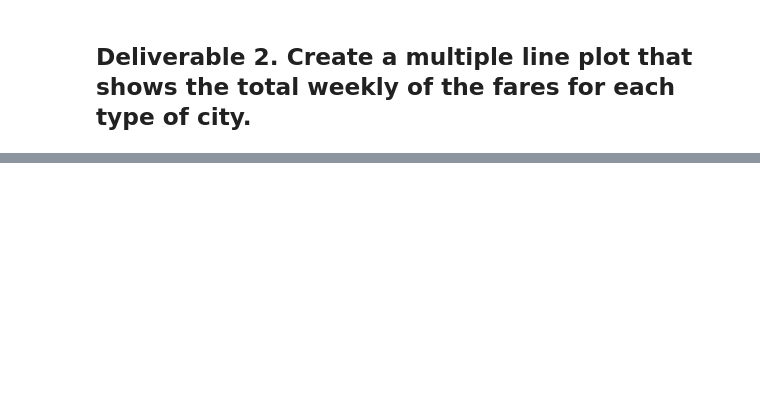
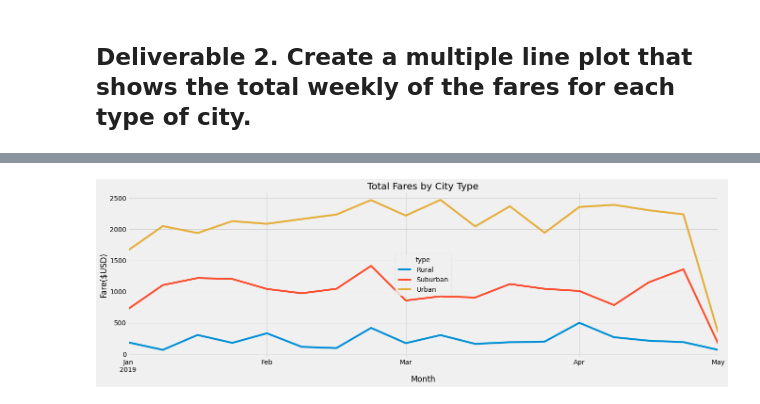
Before and after one commit to Jacqueline-Esbri/PyBer_Analysis, a Jupyter notebook: PyBer_Challenge.ipynb, the cells around one changed output, grey strips where cells are left out. Drawn from its saved outputs; the diff is of its cells as text; code cells hidden in the pictures; blank space fills up the shorter version.

```diff
--- a/PyBer_Challenge.ipynb
+++ b/PyBer_Challenge.ipynb
@@ -130,0 +197,6 @@ pyber_summary_df
+# %%
+# 13. Set the "date" index to datetime datatype. This is necessary to use the resample() method in Step 15.
+# df.index = pd.to_datetime(df.index)
+
+fare_by_date_df["date"] = pd.to_datetime(fare_by_date_df["date"])
+fare_by_date_df.dtypes
@@ -131,3 +208,10 @@ pyber_summary_df
 # %%
 # 11. Create a pivot table with the 'date' as the index, the columns ='type', and values='fare'
 # to get the total fares for each type of city by the date.
+
+
+#totalfare_pivot_table = pd.pivot_table(fare_by_date_df, values= "fare", index= "date", columns="type")
+#totalfare_pivot_table.head(10)
+
+type_date_pivot = pd.pivot_table(fare_by_date_df, values= "fare", index= "date", columns="type")
+type_date_pivot.head(10)
@@ -134,2 +231,5 @@ pyber_summary_df
 # %%
 # 12. Create a new DataFrame from the pivot table DataFrame using loc on the given dates, '2019-01-01':'2019-04-29'.
+
+time_edit_df = type_date_pivot.loc['2019-01-01':'2019-04-29']
+time_edit_df
@@ -141,2 +266,4 @@ pyber_summary_df
 # %%
 # 15. Create a new DataFrame using the "resample()" function by week 'W' and get the sum of the fares for each week.
+fares_by_week_df = time_edit_df.resample('W').sum()
+fares_by_week_df.head(10)
@@ -143,7 +283,16 @@ pyber_summary_df
 # %%
 # 16. Using the object-oriented interface method, plot the resample DataFrame using the df.plot() function.
 
 # Import the style from Matplotlib.
 from matplotlib import style
 # Use the graph style fivethirtyeight.
 style.use('fivethirtyeight')
+
+fares_by_week = fares_by_week_df.plot(figsize = (20, 6))
+fares_by_week.set_title("Total Fares by City Type")
+fares_by_week.set_xlabel("Month")
+fares_by_week.set_ylabel("Fare($USD)")
+plt.savefig("analysis/PyBer_fare_summary.png")
+plt.show()
+# %% [output]
+[figure, added]
```
Also changed, not shown: parts of 18 cells of this notebook, 1 other file.
